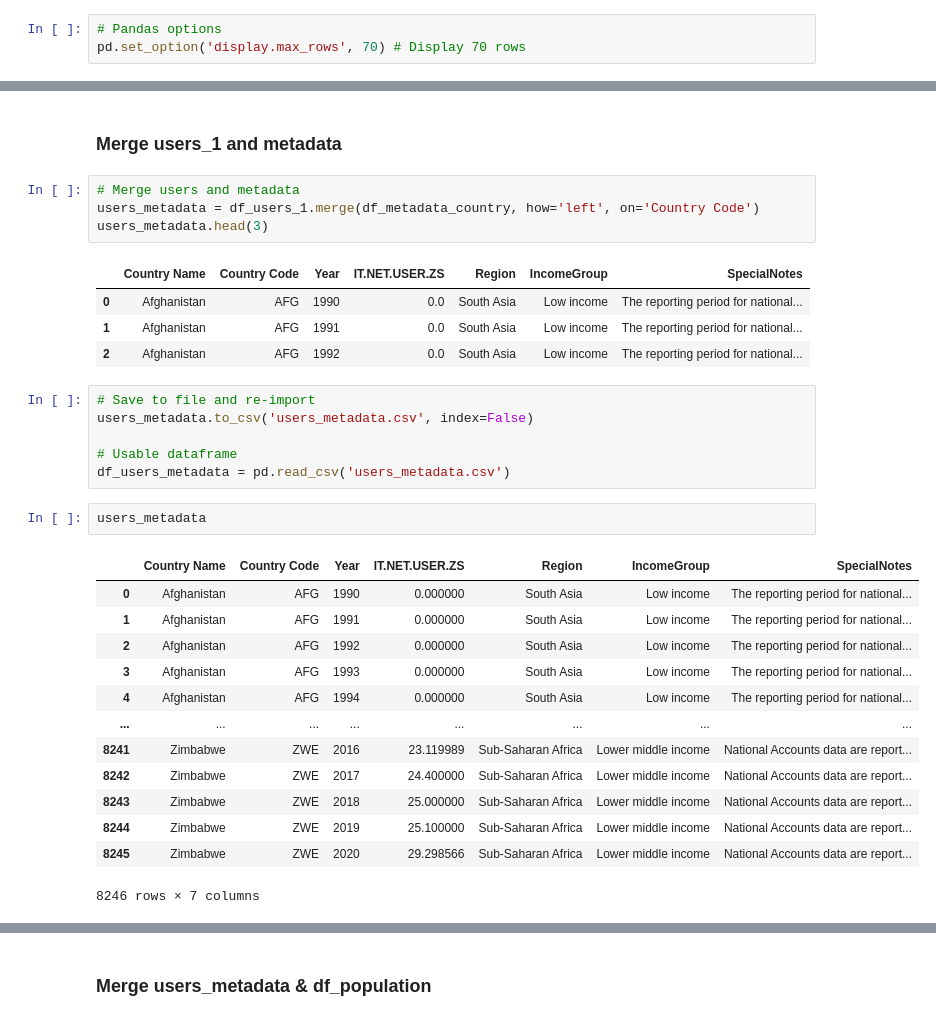
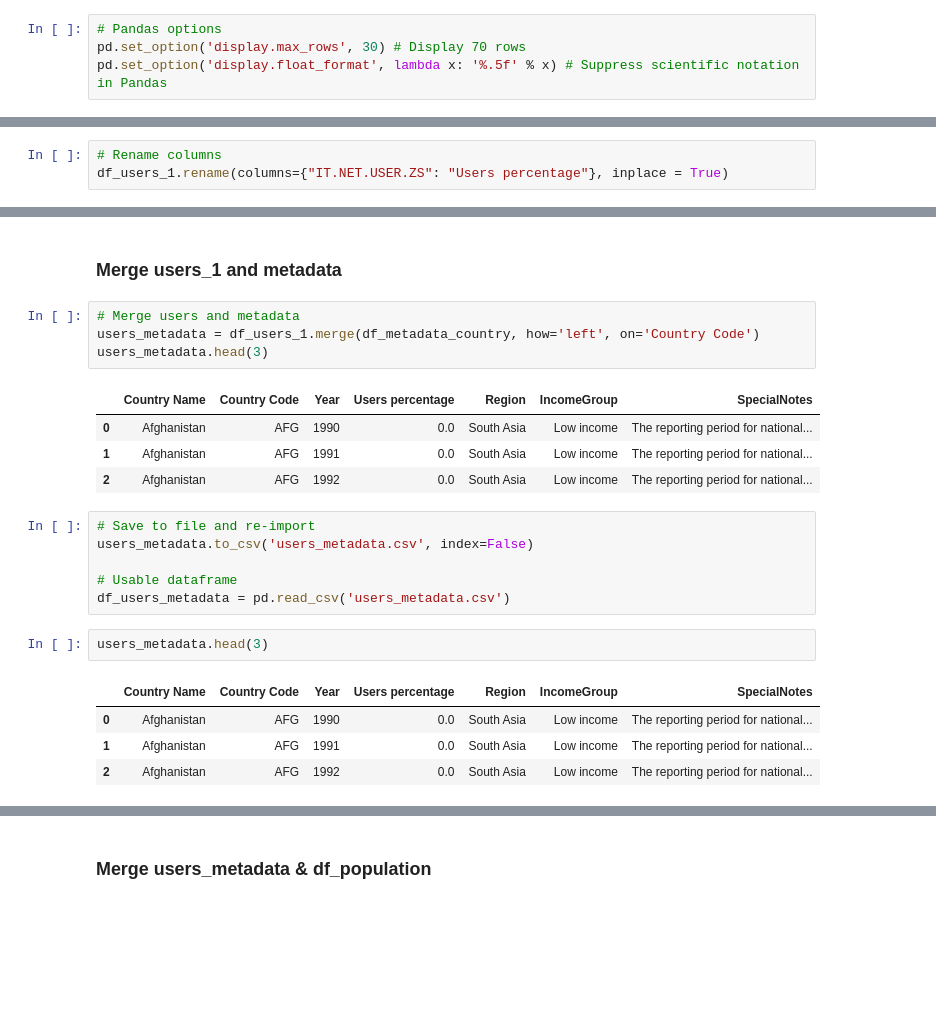
Before and after one commit to celeste-daleo/global-internet-accessibility, a Jupyter notebook: exploration_internet.ipynb, the cells around one changed output, grey strips where cells are left out. Cells and saved outputs as stored; diff of their text form; blank space fills up the shorter version.

```diff
--- a/exploration_internet.ipynb
+++ b/exploration_internet.ipynb
@@ -14,7 +14,8 @@ import plotly.express as px
 import streamlit as st
 # %%
 # Pandas options
-pd.set_option('display.max_rows', 70) # Display 70 rows
+pd.set_option('display.max_rows', 30) # Display 70 rows
+pd.set_option('display.float_format', lambda x: '%.5f' % x) # Suppress scientific notation in Pandas
 # %% [markdown]
 # Data
 # %% [markdown]
@@ -90,6 +94,9 @@ df_users_1 = df_users_1.melt(id_vars=['Country Name', 'Country Code'], value_var
 # %%
 # Sort by country and year
 df_users_1.sort_values(by=['Country Name', 'Year'], inplace=True)
+# %%
+# Rename columns
+df_users_1.rename(columns={"IT.NET.USER.ZS": "Users percentage"}, inplace = True)
 # %%
 # To-do
 
@@ -196,7 +179,7 @@ df_metadata_indicator.head()
 users_metadata = df_users_1.merge(df_metadata_country, how='left', on='Country Code')
 users_metadata.head(3)
 # %% [output]
-|  | Country Name | Country Code | Year | IT.NET.USER.ZS | Region | IncomeGroup | SpecialNotes |
+|  | Country Name | Country Code | Year | Users percentage | Region | IncomeGroup | SpecialNotes |
 | 0 | Afghanistan | AFG | 1990 | 0.0 | South Asia | Low income | The reporting period for national... |
 | 1 | Afghanistan | AFG | 1991 | 0.0 | South Asia | Low income | The reporting period for national... |
 | 2 | Afghanistan | AFG | 1992 | 0.0 | South Asia | Low income | The reporting period for national... |
@@ -207,21 +190,12 @@ users_metadata.to_csv('users_metadata.csv', index=False)
 # Usable dataframe
 df_users_metadata = pd.read_csv('users_metadata.csv')
 # %%
-users_metadata
+users_metadata.head(3)
 # %% [output]
-|  | Country Name | Country Code | Year | IT.NET.USER.ZS | Region | IncomeGroup | SpecialNotes |
-| 0 | Afghanistan | AFG | 1990 | 0.000000 | South Asia | Low income | The reporting period for national... |
-| 1 | Afghanistan | AFG | 1991 | 0.000000 | South Asia | Low income | The reporting period for national... |
-| 2 | Afghanistan | AFG | 1992 | 0.000000 | South Asia | Low income | The reporting period for national... |
-| 3 | Afghanistan | AFG | 1993 | 0.000000 | South Asia | Low income | The reporting period for national... |
-| 4 | Afghanistan | AFG | 1994 | 0.000000 | South Asia | Low income | The reporting period for national... |
-| ... | ... | ... | ... | ... | ... | ... | ... |
-| 8241 | Zimbabwe | ZWE | 2016 | 23.119989 | Sub-Saharan Africa | Lower middle income | National Accounts data are report... |
-| 8242 | Zimbabwe | ZWE | 2017 | 24.400000 | Sub-Saharan Africa | Lower middle income | National Accounts data are report... |
-| 8243 | Zimbabwe | ZWE | 2018 | 25.000000 | Sub-Saharan Africa | Lower middle income | National Accounts data are report... |
-| 8244 | Zimbabwe | ZWE | 2019 | 25.100000 | Sub-Saharan Africa | Lower middle income | National Accounts data are report... |
-| 8245 | Zimbabwe | ZWE | 2020 | 29.298566 | Sub-Saharan Africa | Lower middle income | National Accounts data are report... |
+|  | Country Name | Country Code | Year | Users percentage | Region | IncomeGroup | SpecialNotes |
+| 0 | Afghanistan | AFG | 1990 | 0.0 | South Asia | Low income | The reporting period for national... |
+| 1 | Afghanistan | AFG | 1991 | 0.0 | South Asia | Low income | The reporting period for national... |
+| 2 | Afghanistan | AFG | 1992 | 0.0 | South Asia | Low income | The reporting period for national... |
-8246 rows × 7 columns
 # %%
 users_metadata.info()
 # %% [output]
```
Also changed, not shown: parts of 27 cells of this notebook, 2 other files.
